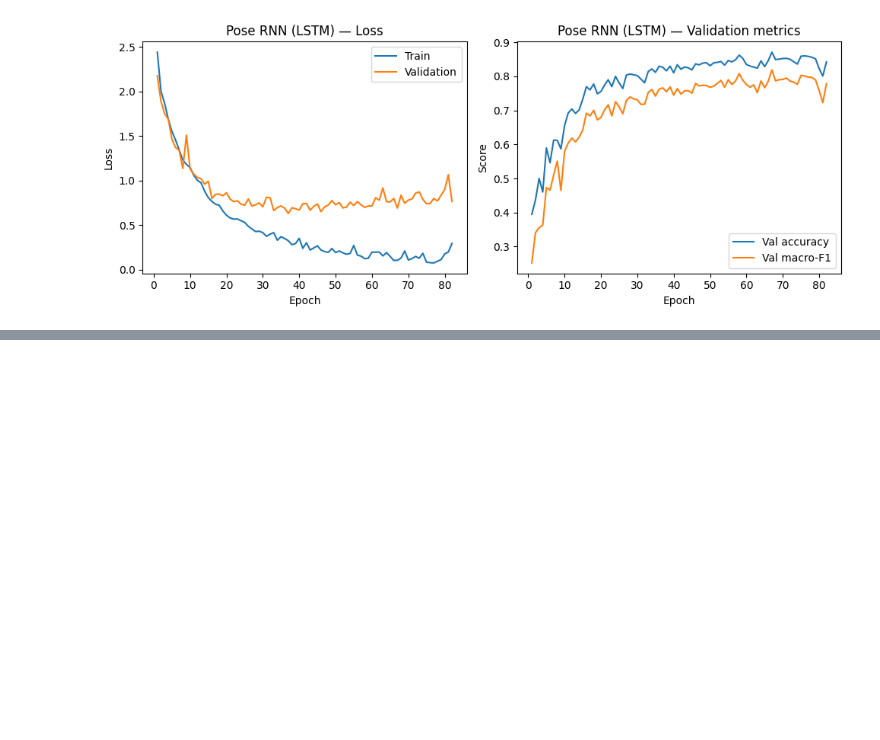
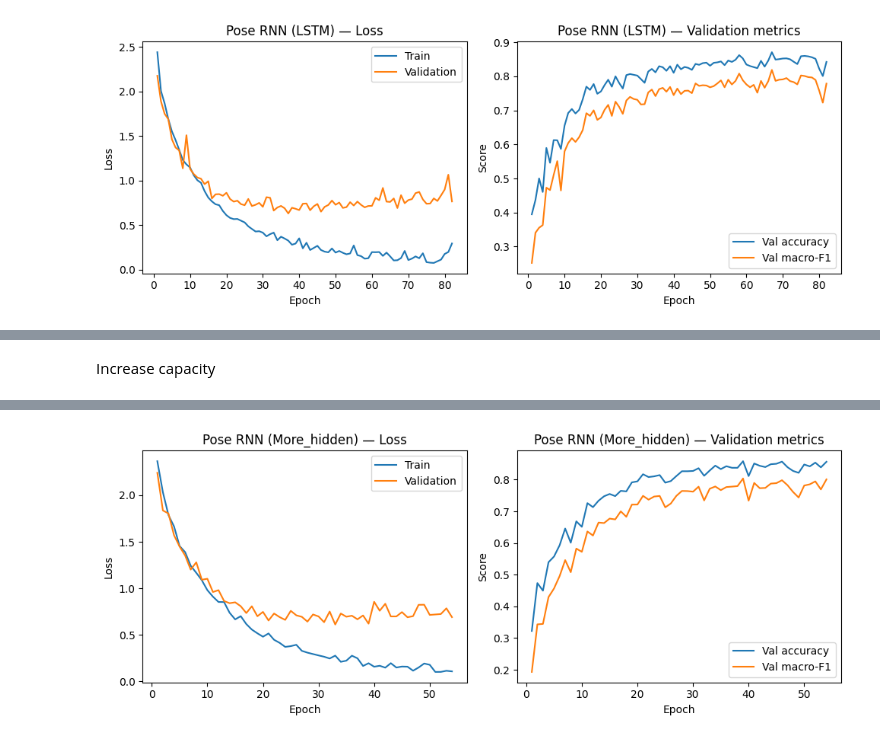
Before and after one commit to po8onthetrack/Deep-Learning-Project, a Jupyter notebook: project.ipynb, the cells around one changed output, grey strips where cells are left out. Cells and saved outputs as stored; diff of their text form; code cells hidden in the pictures; blank space fills up the shorter version.

```diff
--- a/project.ipynb
+++ b/project.ipynb
@@ -514,0 +546,11 @@ early stop @ epoch 82 (best macroF1 0.819)
+# %% [markdown]
+Increase capacity
+# %%
+#more hidden layer on 2-layer champion
+torch.manual_seed(66)
+rnn_hid = PoseRNN(num_layers=2, hidden = 256)          # change the hidden layer
+history_hid = train(rnn_hid, train_loader, val_loader, class_weights,
+                     epochs=100, tolerance=15)
+plot_training_curve(history_hid, title="Pose RNN (More_hidden)")
+torch.save(rnn_hid.state_dict(), f"{checkpoint_dir}/rnn_hid.pt")
+# %% [output]
@@ -514,0 +574 @@ early stop @ epoch 82 (best macroF1 0.819)
+[figure, added]
```
Also changed, not shown: parts of 4 cells of this notebook.
